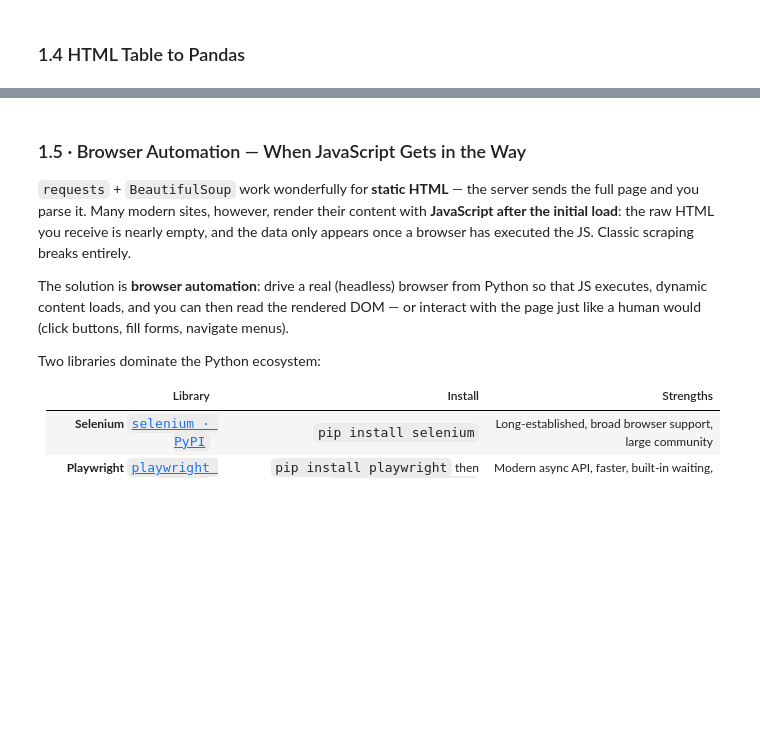
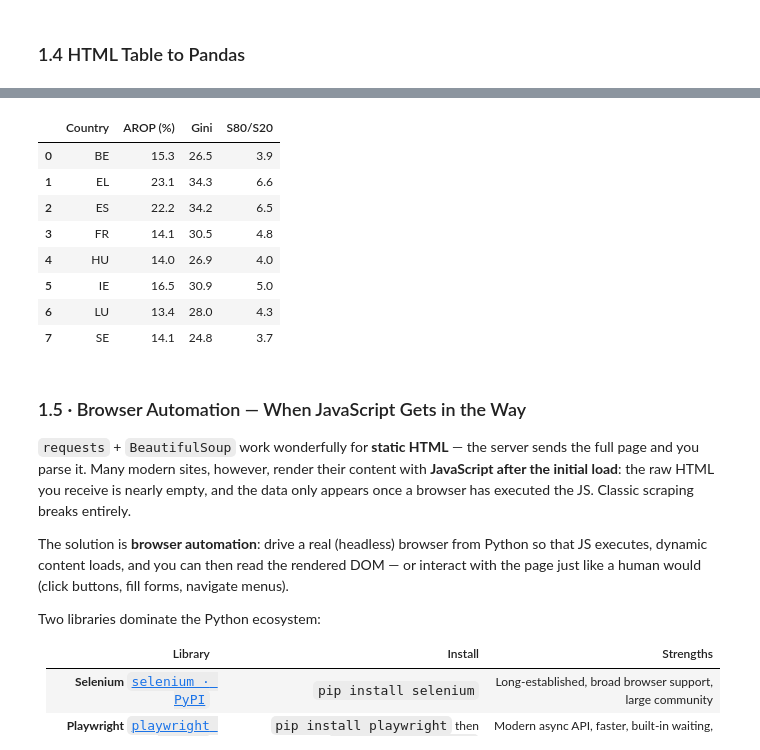
Before and after one commit to Reinaldodos/python_advanced, a Jupyter notebook: src/notebooks/04_WebScraping_SQLAlchemy.ipynb, the cells around one changed output, grey strips where cells are left out. Saved outputs shown, nothing was run; the diff lists cells and outputs as text; code cells hidden in the pictures; blank space fills up the shorter version.

```diff
--- a/src/notebooks/04_WebScraping_SQLAlchemy.ipynb
+++ b/src/notebooks/04_WebScraping_SQLAlchemy.ipynb
@@ -355,3 +410,18 @@ df_pub
+# %%
+import io
+
+df = pd.read_html(io.StringIO(example_html))[0]
+df
+# %% [output]
+|  | Country | AROP (%) | Gini | S80/S20 |
+| 0 | BE | 15.3 | 26.5 | 3.9 |
+| 1 | EL | 23.1 | 34.3 | 6.6 |
+| 2 | ES | 22.2 | 34.2 | 6.5 |
+| 3 | FR | 14.1 | 30.5 | 4.8 |
+| 4 | HU | 14.0 | 26.9 | 4.0 |
+| 5 | IE | 16.5 | 30.9 | 5.0 |
+| 6 | LU | 13.4 | 28.0 | 4.3 |
+| 7 | SE | 14.1 | 24.8 | 3.7 |
 # %% [markdown]
 ### 1.5 · Browser Automation — When JavaScript Gets in the Way
 
```
Also changed, not shown: parts of 11 cells of this notebook.
